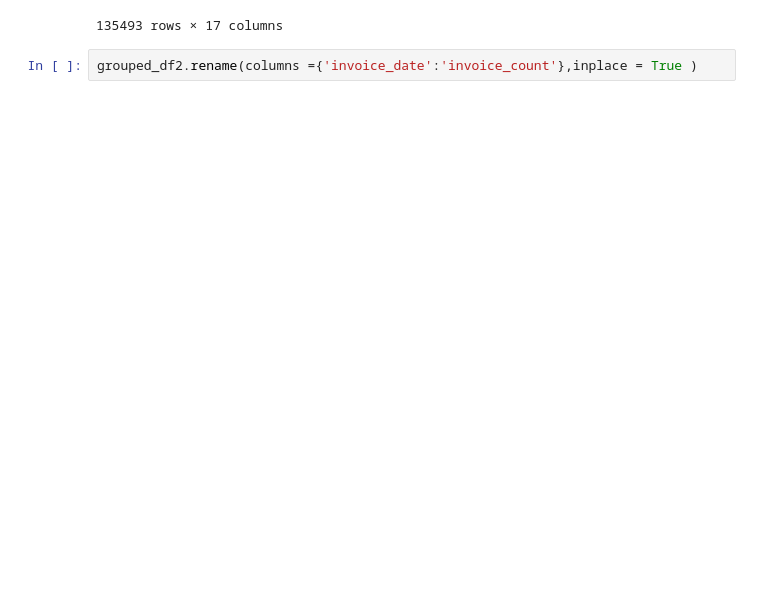
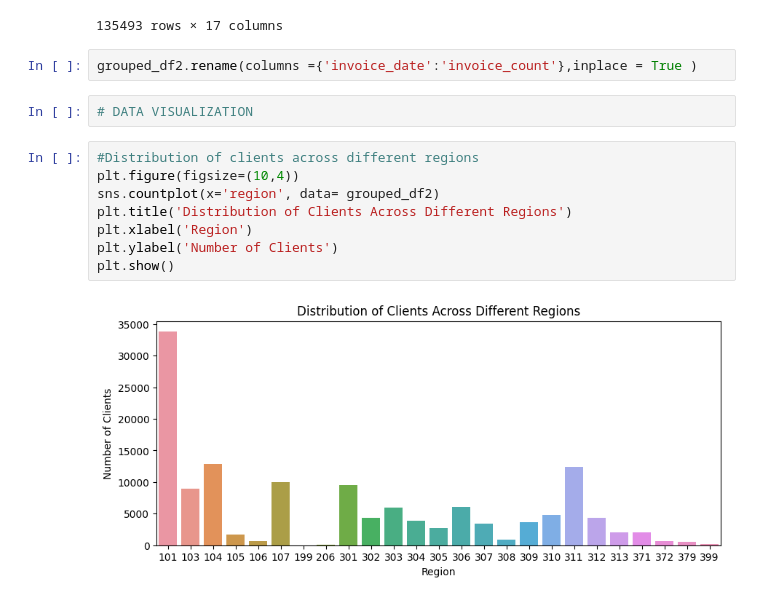
Before and after one commit to mariagichomo/Fraud-detection, a Jupyter notebook: Fraud_detection_pynb.ipynb, the cells around one changed output. Saved outputs shown, nothing was run; the diff lists cells and outputs as text; blank space fills up the shorter version.

```diff
--- a/Fraud_detection_pynb.ipynb
+++ b/Fraud_detection_pynb.ipynb
@@ -358,3 +362,15 @@ grouped_df2
 135493 rows × 17 columns
 # %%
 grouped_df2.rename(columns ={'invoice_date':'invoice_count'},inplace = True )
+# %%
+# DATA VISUALIZATION
+# %%
+#Distribution of clients across different regions
+plt.figure(figsize=(10,4))
+sns.countplot(x='region', data= grouped_df2)
+plt.title('Distribution of Clients Across Different Regions')
+plt.xlabel('Region')
+plt.ylabel('Number of Clients')
+plt.show()
+# %% [output]
+[figure, added]
```
Also changed, not shown: parts of 1 cell of this notebook.
